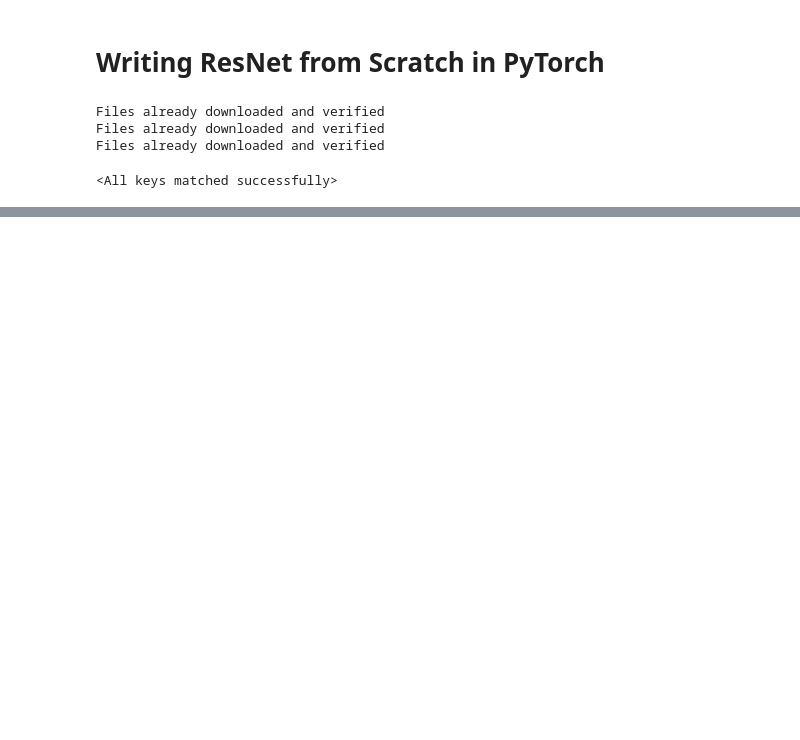
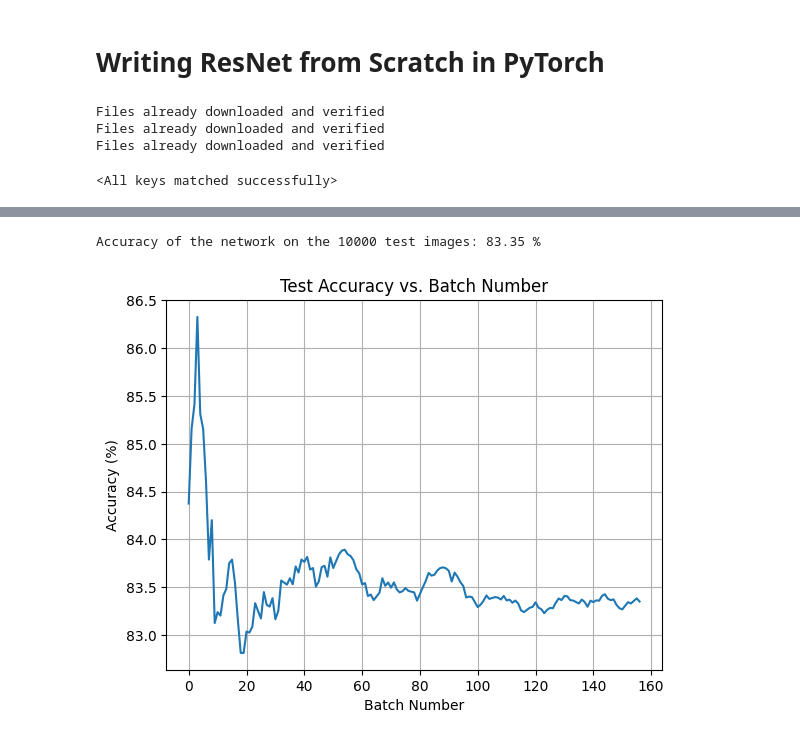
Before and after one commit to Karczel/Cat-Dog-Classification-Workshop, a Jupyter notebook: DigitalOcean/ResNet.ipynb, the cells around one changed output, grey strips where cells are left out. Drawn from its saved outputs; the diff is of its cells as text; code cells hidden in the pictures; blank space fills up the shorter version.

```diff
--- a/DigitalOcean/ResNet.ipynb
+++ b/DigitalOcean/ResNet.ipynb
@@ -229,0 +355,32 @@ with torch.no_grad():
+# %%
+accuracies = []
+batch_numbers = []
+
+with torch.no_grad():
+    correct = 0
+    total = 0
+    batch_num = 0
+
+    for images, labels in test_loader:
+        images, labels = images.to(device), labels.to(device)
+        output = model(images)
+        _, predicted = torch.max(output.data, 1)
+        total += labels.size(0)
+        correct += (predicted == labels).sum().item()
+
+        accuracy = 100 * correct / total
+        accuracies.append(accuracy)
+        batch_numbers.append(batch_num)
+        batch_num += 1
+
+    print(f'Accuracy of the network on the {len(test_dataset)} test images: {accuracy:.2f} %')
+
+plt.plot(batch_numbers, accuracies)
+plt.xlabel('Batch Number')
+plt.ylabel('Accuracy (%)')
+plt.title('Test Accuracy vs. Batch Number')
+plt.grid(True)
+plt.show()
+# %% [output]
+Accuracy of the network on the 10000 test images: 83.35 %
+[figure, added]
```
Also changed, not shown: parts of 5 cells of this notebook.
